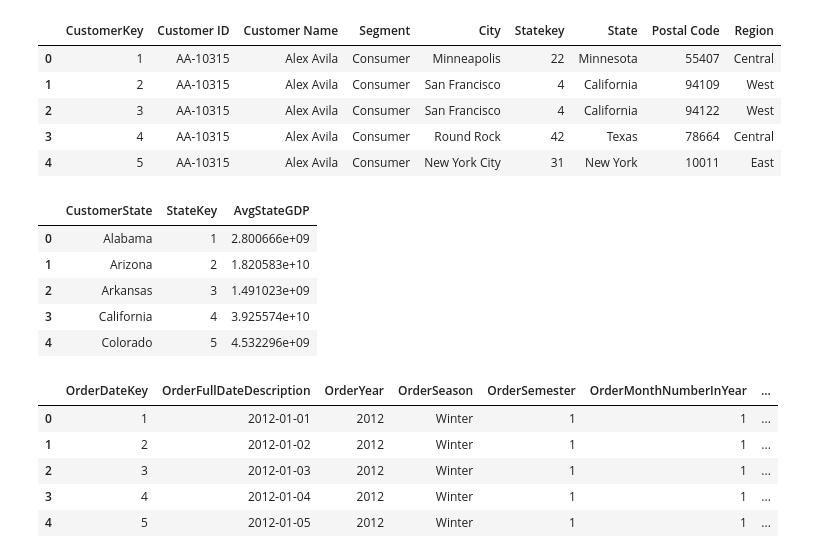
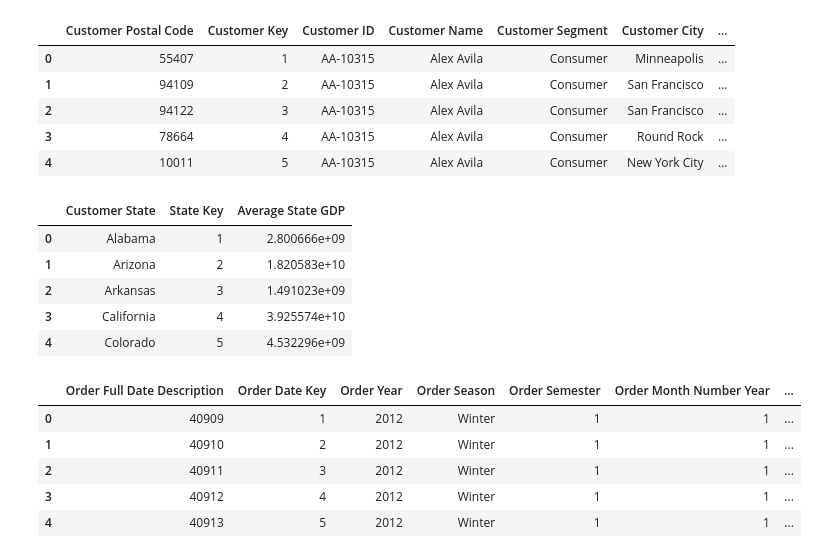
Before and after one commit to ASobreira/Data-Warehouses, a Jupyter notebook: Phase02/Dimensions/dimensions.ipynb, the cells around one changed output. Cells and saved outputs as stored; diff of their text form; code cells hidden in the pictures.

```diff
--- a/Phase02/Dimensions/dimensions.ipynb
+++ b/Phase02/Dimensions/dimensions.ipynb
@@ -14,3 +3,22 @@ HolidayDimension =pd.DataFrame(HolidayDimension)
+# %%
+Product_Dimension = pd.read_csv("Product_Dimension.csv", delimiter= ";")
+Product_Dimension =pd.DataFrame(Product_Dimension)
+Customer_Dimension = pd.read_csv("Customer_Dimension.csv", delimiter= ";")
+Customer_Dimension =pd.DataFrame(Customer_Dimension)
+GDP_Dimension = pd.read_csv("GDP_Dimension.csv", delimiter= ";")
+GDP_Dimension =pd.DataFrame(GDP_Dimension)
+Order_Date_Dimension = pd.read_csv("Order_Date_Dimension.csv", delimiter= ";")
+Order_Date_Dimension =pd.DataFrame(Order_Date_Dimension)
+Holiday_Dimension = pd.read_csv("Holiday_Dimension.csv", delimiter= ";")
+Holiday_Dimension =pd.DataFrame(Holiday_Dimension)
+Ship_Date_Dimension = pd.read_csv("Ship_Date_Dimension.csv", delimiter= ";")
+Ship_Date_Dimension =pd.DataFrame(Ship_Date_Dimension)
+Seller_Dimension = pd.read_csv("Seller_Dimension.csv", delimiter= ";")
+Seller_Dimension =pd.DataFrame(Seller_Dimension)
+Order_Information_Dimension = pd.read_csv("Order_Information_Dimension.csv", delimiter= ";")
+Order_Information_Dimension =pd.DataFrame(Order_Information_Dimension)
+Facts_Table = pd.read_csv("Facts_Table.csv", delimiter= ";")
+Facts_Table =pd.DataFrame(Facts_Table)
 # %%
 Product_Dimension.head()
 # %% [output]
@@ -23,28 +31,28 @@ Product_Dimension.head()
 # %%
 Customer_Dimension.head()
 # %% [output]
-|  | CustomerKey | Customer ID | Customer Name | Segment | City | Statekey | State | Postal Code | Region |
-| 0 | 1 | AA-10315 | Alex Avila | Consumer | Minneapolis | 22 | Minnesota | 55407 | Central |
-| 1 | 2 | AA-10315 | Alex Avila | Consumer | San Francisco | 4 | California | 94109 | West |
-| 2 | 3 | AA-10315 | Alex Avila | Consumer | San Francisco | 4 | California | 94122 | West |
-| 3 | 4 | AA-10315 | Alex Avila | Consumer | Round Rock | 42 | Texas | 78664 | Central |
-| 4 | 5 | AA-10315 | Alex Avila | Consumer | New York City | 31 | New York | 10011 | East |
+|  | Customer Postal Code | Customer Key | Customer ID | Customer Name | Customer Segment | Customer City | ... |
+| 0 | 55407 | 1 | AA-10315 | Alex Avila | Consumer | Minneapolis | ... |
+| 1 | 94109 | 2 | AA-10315 | Alex Avila | Consumer | San Francisco | ... |
+| 2 | 94122 | 3 | AA-10315 | Alex Avila | Consumer | San Francisco | ... |
+| 3 | 78664 | 4 | AA-10315 | Alex Avila | Consumer | Round Rock | ... |
+| 4 | 10011 | 5 | AA-10315 | Alex Avila | Consumer | New York City | ... |
 # %%
 GDP_Dimension.head()
 # %% [output]
-|  | CustomerState | StateKey | AvgStateGDP |
+|  | Customer State | State Key | Average State GDP |
 | 0 | Alabama | 1 | 2.800666e+09 |
 | 1 | Arizona | 2 | 1.820583e+10 |
 | 2 | Arkansas | 3 | 1.491023e+09 |
 | 3 | California | 4 | 3.925574e+10 |
 | 4 | Colorado | 5 | 4.532296e+09 |
 # %%
-OrderDate_Dimension.head()
+Order_Date_Dimension.head()
 # %% [output]
-|  | OrderDateKey | OrderFullDateDescription | OrderYear | OrderSeason | OrderSemester | OrderMonthNumberInYear | ... |
-| 0 | 1 | 2012-01-01 | 2012 | Winter | 1 | 1 | ... |
-| 1 | 2 | 2012-01-02 | 2012 | Winter | 1 | 1 | ... |
-| 2 | 3 | 2012-01-03 | 2012 | Winter | 1 | 1 | ... |
-| 3 | 4 | 2012-01-04 | 2012 | Winter | 1 | 1 | ... |
-| 4 | 5 | 2012-01-05 | 2012 | Winter | 1 | 1 | ... |
+|  | Order Full Date Description | Order Date Key | Order Year | Order Season | Order Semester | Order Month Number Year | ... |
+| 0 | 40909 | 1 | 2012 | Winter | 1 | 1 | ... |
+| 1 | 40910 | 2 | 2012 | Winter | 1 | 1 | ... |
+| 2 | 40911 | 3 | 2012 | Winter | 1 | 1 | ... |
+| 3 | 40912 | 4 | 2012 | Winter | 1 | 1 | ... |
+| 4 | 40913 | 5 | 2012 | Winter | 1 | 1 | ... |
 # %%
```
Also changed, not shown: parts of 10 cells of this notebook, 24 other files.
